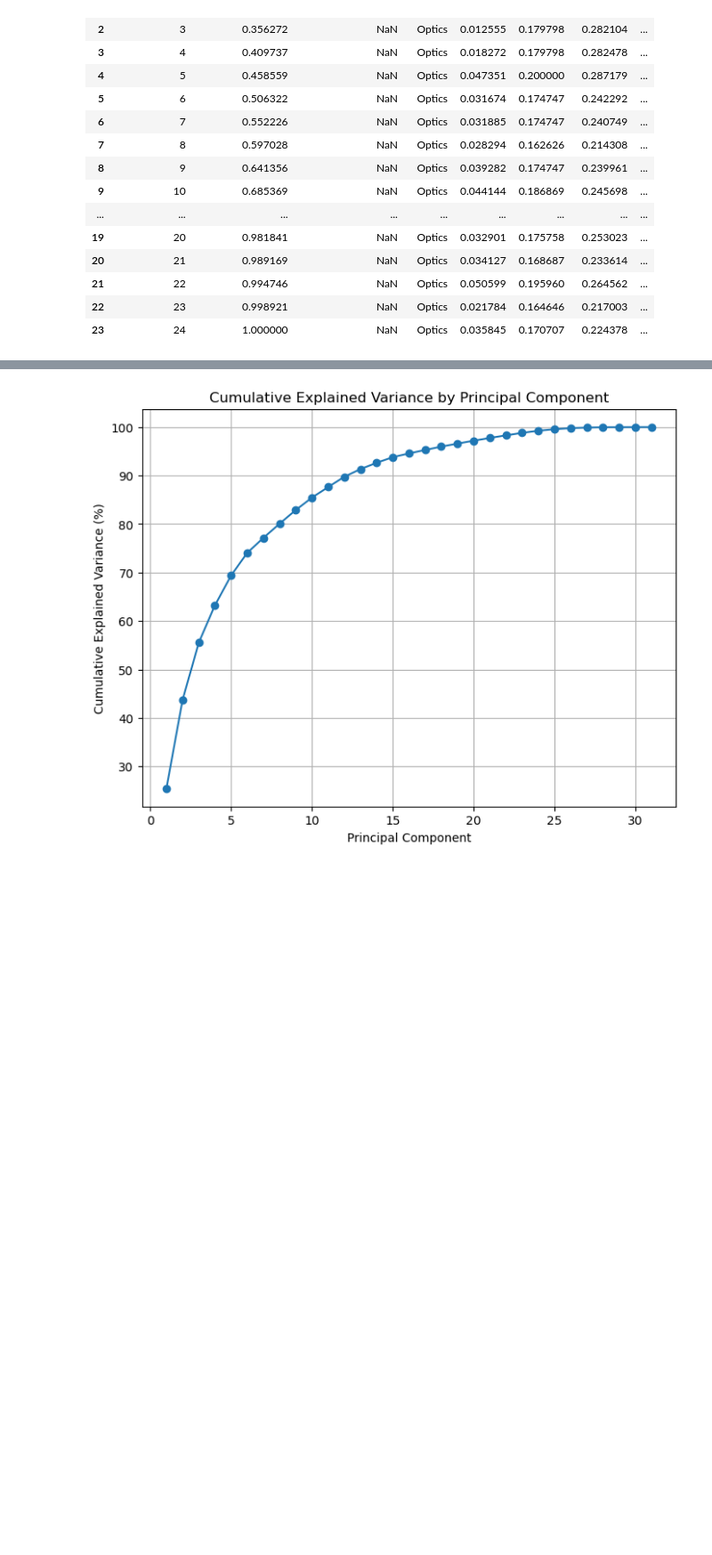
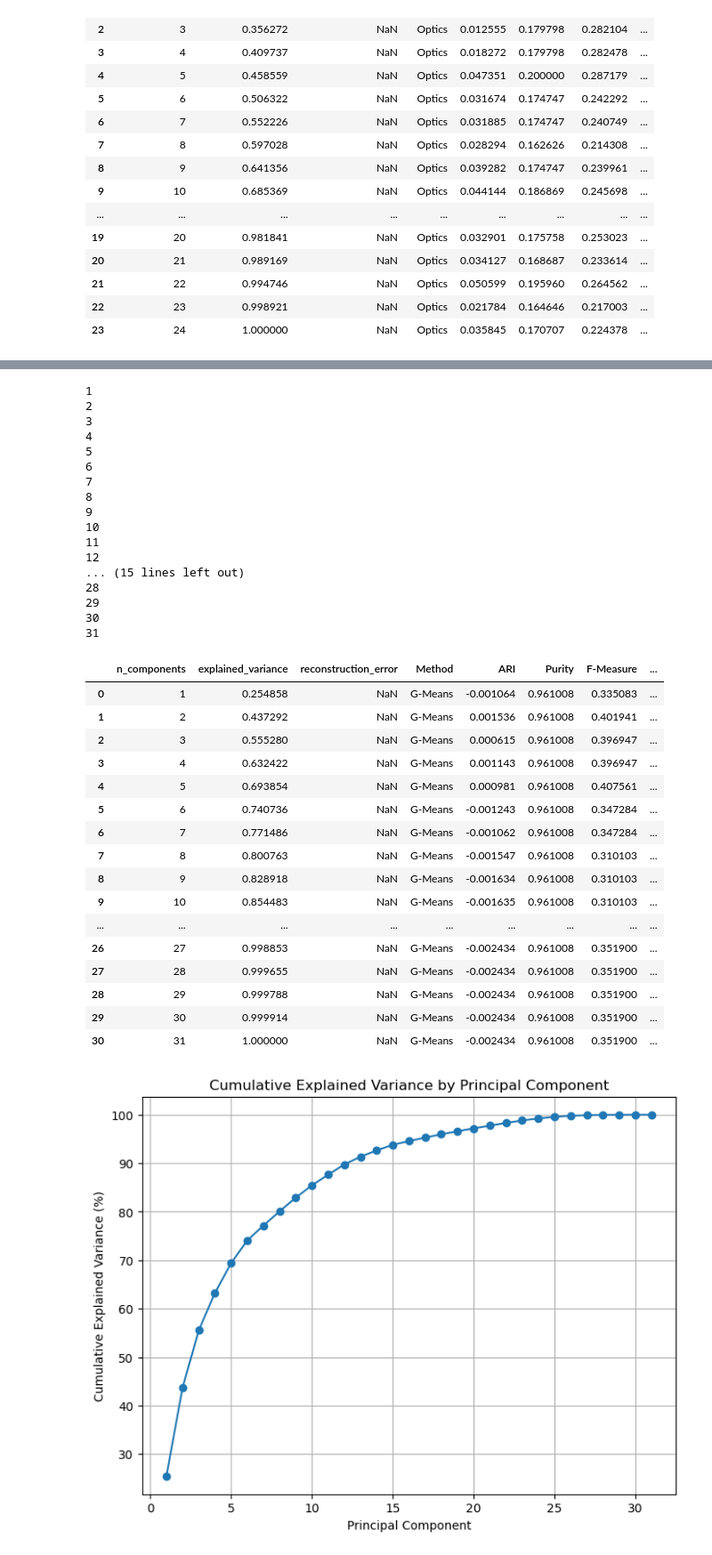
Before and after one commit to XavierQuerol/Dimensionality-Reduction-and-Visualization, a Jupyter notebook: testing_maja.ipynb, the cells around one changed output, grey strips where cells are left out. Shown: that part at 89% size. Drawn from its saved outputs; the diff is of its cells as text; code cells hidden in the pictures; blank space fills up the shorter version.

```diff
--- a/testing_maja.ipynb
+++ b/testing_maja.ipynb
@@ -307,3 +347,8 @@ dataset = "sick"
 x, y = get_dataset(dataset)
 sick_x = x.copy()
 sick_y = y.copy()
+# %%
+results_sick_means = kernel_cluster(sick_x, sick_y, method='G-Means', max_clusters_gkmeans=12,  optics_metric='manhattan', optics_algorithm='kd_tree')
+results_sick_means.to_csv('./output/KERNEL_sick_means.csv')
+results_sick_means
+# %% [output]
@@ -310,3 +356,37 @@ sick_y = y.copy()
+1
+2
+3
+4
+5
+6
+7
+8
+9
+10
+11
+12
+... (15 lines left out)
+28
+29
+30
+31
+|  | n_components | explained_variance | reconstruction_error | Method | ARI | Purity | F-Measure | ... |
+| 0 | 1 | 0.254858 | NaN | G-Means | -0.001064 | 0.961008 | 0.335083 | ... |
+| 1 | 2 | 0.437292 | NaN | G-Means | 0.001536 | 0.961008 | 0.401941 | ... |
+| 2 | 3 | 0.555280 | NaN | G-Means | 0.000615 | 0.961008 | 0.396947 | ... |
+| 3 | 4 | 0.632422 | NaN | G-Means | 0.001143 | 0.961008 | 0.396947 | ... |
+| 4 | 5 | 0.693854 | NaN | G-Means | 0.000981 | 0.961008 | 0.407561 | ... |
+| 5 | 6 | 0.740736 | NaN | G-Means | -0.001243 | 0.961008 | 0.347284 | ... |
+| 6 | 7 | 0.771486 | NaN | G-Means | -0.001062 | 0.961008 | 0.347284 | ... |
+| 7 | 8 | 0.800763 | NaN | G-Means | -0.001547 | 0.961008 | 0.310103 | ... |
+| 8 | 9 | 0.828918 | NaN | G-Means | -0.001634 | 0.961008 | 0.310103 | ... |
+| 9 | 10 | 0.854483 | NaN | G-Means | -0.001635 | 0.961008 | 0.310103 | ... |
+| ... | ... | ... | ... | ... | ... | ... | ... | ... |
+| 26 | 27 | 0.998853 | NaN | G-Means | -0.002434 | 0.961008 | 0.351900 | ... |
+| 27 | 28 | 0.999655 | NaN | G-Means | -0.002434 | 0.961008 | 0.351900 | ... |
+| 28 | 29 | 0.999788 | NaN | G-Means | -0.002434 | 0.961008 | 0.351900 | ... |
+| 29 | 30 | 0.999914 | NaN | G-Means | -0.002434 | 0.961008 | 0.351900 | ... |
+| 30 | 31 | 1.000000 | NaN | G-Means | -0.002434 | 0.961008 | 0.351900 | ... |
 # %%
 results_sick_optics = kernel_cluster(sick_x, sick_y, method='Optics', max_clusters_gkmeans=12,  optics_metric='manhattan', optics_algorithm='kd_tree')
 results_sick_optics.to_csv('./output/KERNEL_sick_optics.csv')
```
Also changed, not shown: parts of 8 cells of this notebook, 5 other files.
